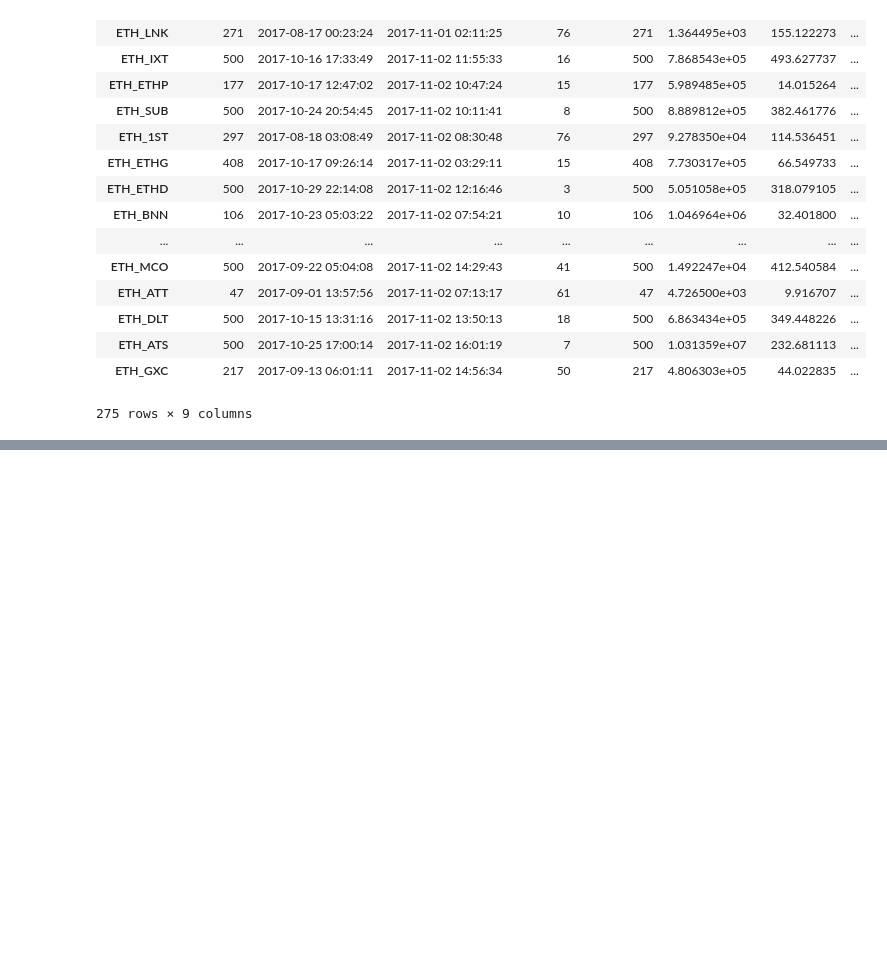
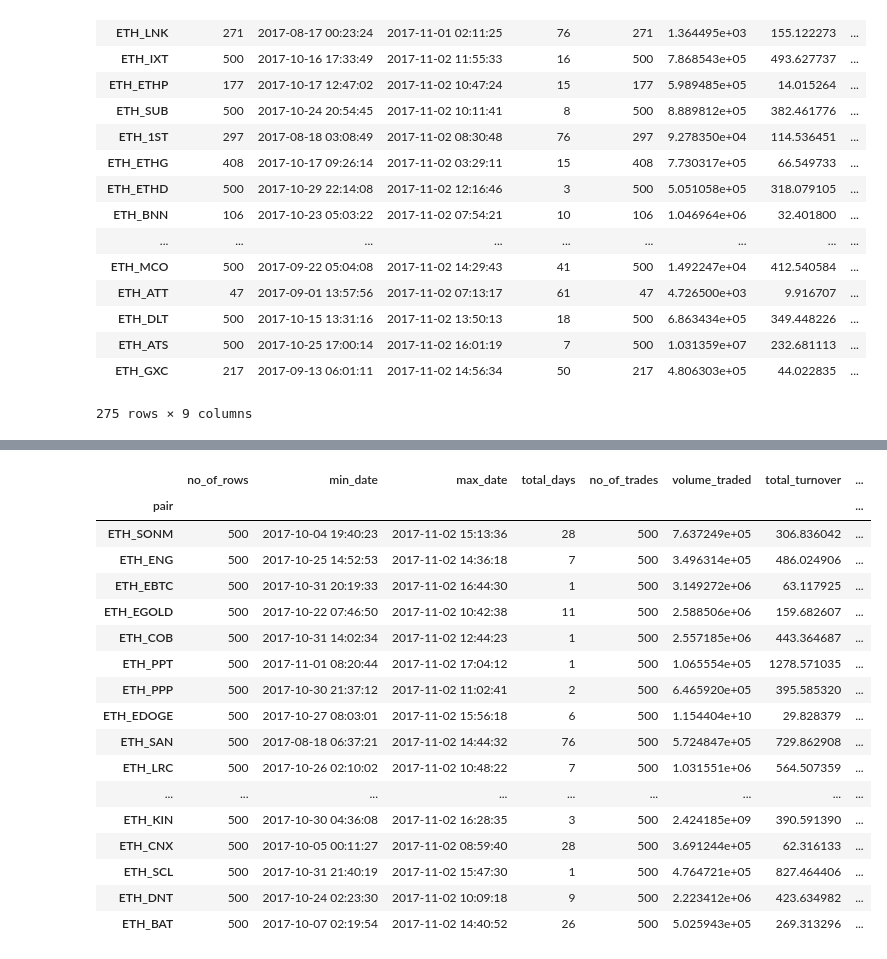
Before and after one commit to satyaki-mitra/Evalution_Exercise, a Jupyter notebook: trade_analysis/trade_analysis.ipynb, the cells around one changed output, grey strips where cells are left out. Cells and saved outputs as stored; diff of their text form; code cells hidden in the pictures; blank space fills up the shorter version.

```diff
--- a/trade_analysis/trade_analysis.ipynb
+++ b/trade_analysis/trade_analysis.ipynb
@@ -97,8 +109,27 @@ s
 275 rows × 9 columns
 # %%
 s1 = s.query('no_of_trades >= 500')
-top_50_pairs = s1.sort_values(by = ['avg_daily_trades'], ascending = False)
-top_50_pairs.head(50).to_html('output_files/top_50_pairs.html')
+top_50_pairs = s1.sort_values(by = ['avg_hourly_trades'], ascending = False)
+top_50_pairs.head(50)
+# %% [output]
+|  | no_of_rows | min_date | max_date | total_days | no_of_trades | volume_traded | total_turnover | ... |
+| pair |  |  |  |  |  |  |  | ... |
+| ETH_SONM | 500 | 2017-10-04 19:40:23 | 2017-11-02 15:13:36 | 28 | 500 | 7.637249e+05 | 306.836042 | ... |
+| ETH_ENG | 500 | 2017-10-25 14:52:53 | 2017-11-02 14:36:18 | 7 | 500 | 3.496314e+05 | 486.024906 | ... |
+| ETH_EBTC | 500 | 2017-10-31 20:19:33 | 2017-11-02 16:44:30 | 1 | 500 | 3.149272e+06 | 63.117925 | ... |
+| ETH_EGOLD | 500 | 2017-10-22 07:46:50 | 2017-11-02 10:42:38 | 11 | 500 | 2.588506e+06 | 159.682607 | ... |
+| ETH_COB | 500 | 2017-10-31 14:02:34 | 2017-11-02 12:44:23 | 1 | 500 | 2.557185e+06 | 443.364687 | ... |
+| ETH_PPT | 500 | 2017-11-01 08:20:44 | 2017-11-02 17:04:12 | 1 | 500 | 1.065554e+05 | 1278.571035 | ... |
+| ETH_PPP | 500 | 2017-10-30 21:37:12 | 2017-11-02 11:02:41 | 2 | 500 | 6.465920e+05 | 395.585320 | ... |
+| ETH_EDOGE | 500 | 2017-10-27 08:03:01 | 2017-11-02 15:56:18 | 6 | 500 | 1.154404e+10 | 29.828379 | ... |
+| ETH_SAN | 500 | 2017-08-18 06:37:21 | 2017-11-02 14:44:32 | 76 | 500 | 5.724847e+05 | 729.862908 | ... |
+| ETH_LRC | 500 | 2017-10-26 02:10:02 | 2017-11-02 10:48:22 | 7 | 500 | 1.031551e+06 | 564.507359 | ... |
+| ... | ... | ... | ... | ... | ... | ... | ... | ... |
+| ETH_KIN | 500 | 2017-10-30 04:36:08 | 2017-11-02 16:28:35 | 3 | 500 | 2.424185e+09 | 390.591390 | ... |
+| ETH_CNX | 500 | 2017-10-05 00:11:27 | 2017-11-02 08:59:40 | 28 | 500 | 3.691244e+05 | 62.316133 | ... |
+| ETH_SCL | 500 | 2017-10-31 21:40:19 | 2017-11-02 15:47:30 | 1 | 500 | 4.764721e+05 | 827.464406 | ... |
+| ETH_DNT | 500 | 2017-10-24 02:23:30 | 2017-11-02 10:09:18 | 9 | 500 | 2.223412e+06 | 423.634982 | ... |
+| ETH_BAT | 500 | 2017-10-07 02:19:54 | 2017-11-02 14:40:52 | 26 | 500 | 5.025943e+05 | 269.313296 | ... |
 # %%
 def get_outlier(df_in, col_name):
     q1 = df_in[col_name].quantile(0.25)
```
Also changed, not shown: parts of 6 cells of this notebook, 2 other files.
